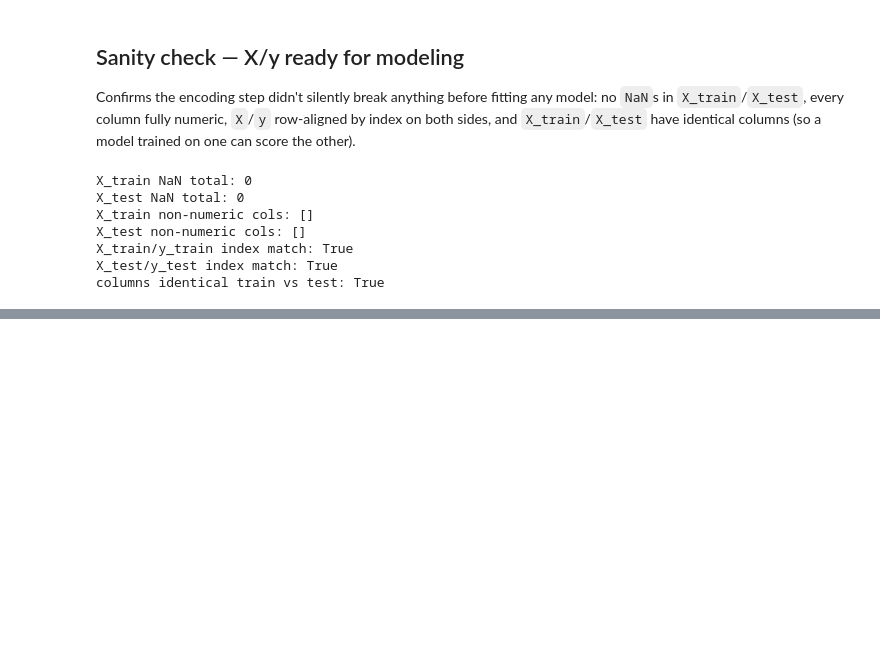
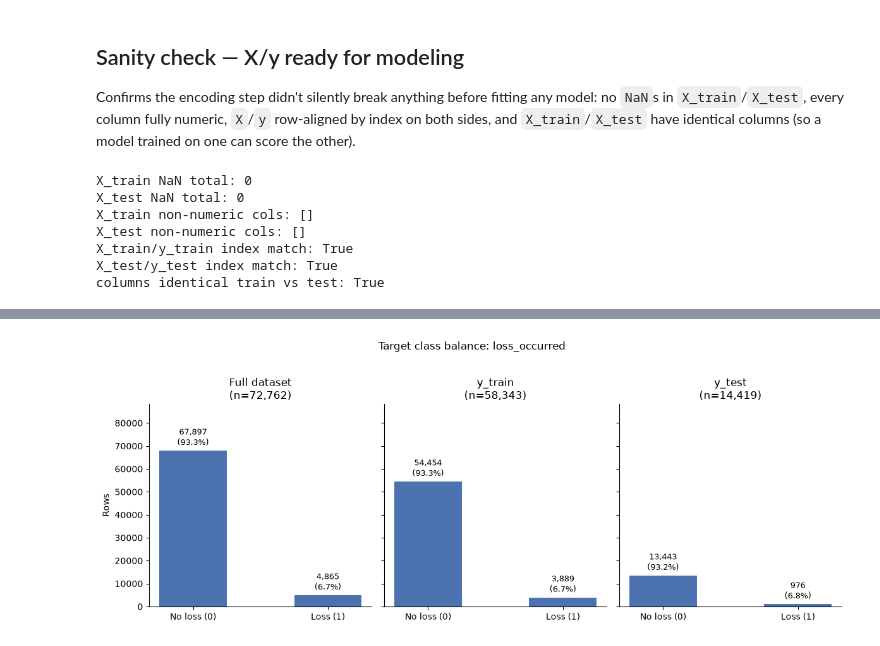
Before and after one commit to Melkam22/crop-loss-predictor-app, a Jupyter notebook: notebooks/03_modeling.ipynb, the cells around one changed output, grey strips where cells are left out. Drawn from its saved outputs; the diff is of its cells as text; code cells hidden in the pictures; blank space fills up the shorter version.

```diff
--- a/notebooks/03_modeling.ipynb
+++ b/notebooks/03_modeling.ipynb
@@ -131,0 +142,33 @@ columns identical train vs test: True
+# %%
+import matplotlib.pyplot as plt
+
+BAR_COLOR = "#4C72B0"
+LABELS = ["No loss (0)", "Loss (1)"]
+
+datasets = [("Full dataset", df_model["loss_occurred"]), ("y_train", y_train), ("y_test", y_test)]
+
+# sharey=True links all 3 axes to ONE y-limit -- compute it once up front
+# from the largest panel (always "Full dataset", since train/test are
+# subsets of it), rather than per-axis inside the loop, or each ax.set_ylim
+# call overwrites the shared scale and clips the earlier (larger) panels'
+# bars, leaving their labels floating above the visible plot area.
+global_max = max(series.value_counts().max() for _, series in datasets)
+
+fig, axes = plt.subplots(1, 3, figsize=(12, 4.5), sharey=True)
+for ax, (title, series) in zip(axes, datasets):
+    counts = series.value_counts().reindex([0, 1])
+    pct = counts / counts.sum() * 100
+    bars = ax.bar(LABELS, counts.values, color=BAR_COLOR, width=0.5)
+    ax.set_title(f"{title}\n(n={len(series):,})")
+    ax.spines[["top", "right"]].set_visible(False)
+    for bar, val, p in zip(bars, counts.values, pct.values):
+        ax.text(bar.get_x() + bar.get_width() / 2, val + global_max * 0.02,
+                 f"{val:,}\n({p:.1f}%)", ha="center", va="bottom", fontsize=9)
+
+axes[0].set_ylim(0, global_max * 1.3)
+axes[0].set_ylabel("Rows")
+fig.suptitle("Target class balance: loss_occurred", y=1.02)
+plt.tight_layout()
+plt.show()
+# %% [output]
+[figure, added]
```
Also changed, not shown: parts of 1 cell of this notebook.
